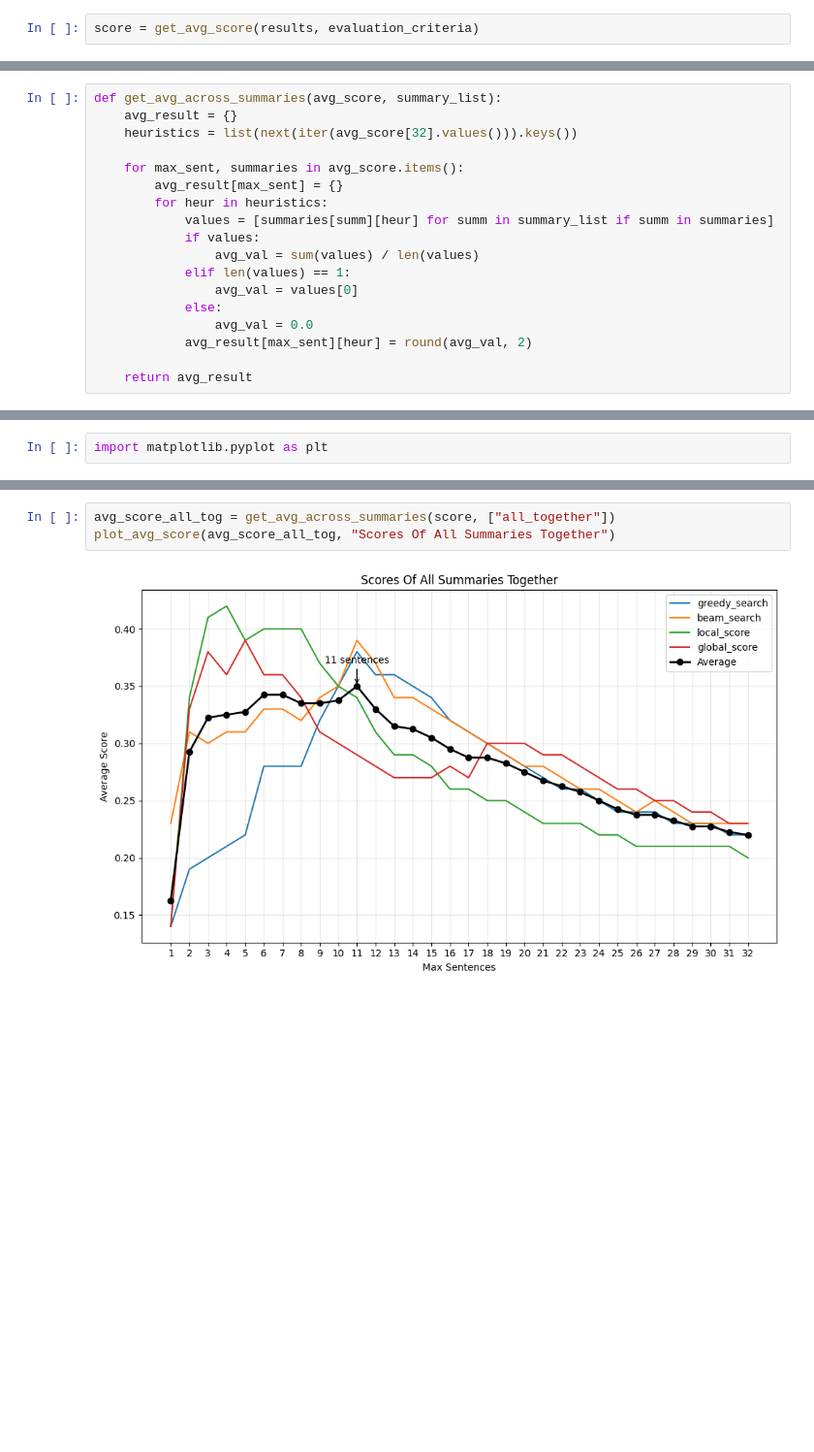
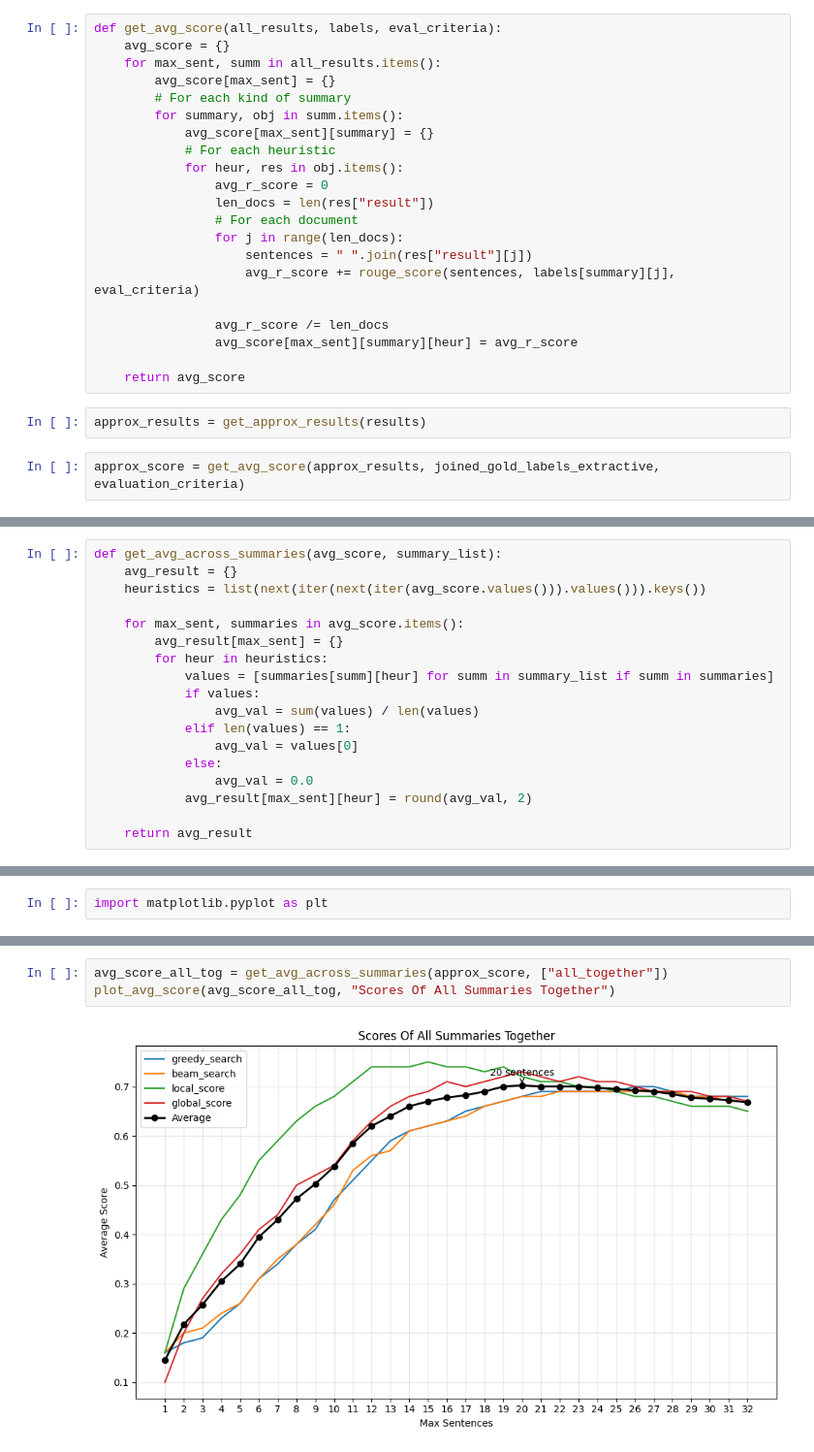
Before and after one commit to fedemarchits/Extractive-Summarization-with-LLMs-and-Heuristics, a Jupyter notebook: TrackB.ipynb, the cells around one changed output, grey strips where cells are left out. Shown at 97% size. Cells and saved outputs as stored; diff of their text form; blank space fills up the shorter version.

Commit message:
Added evaluation

```diff
--- a/TrackB.ipynb
+++ b/TrackB.ipynb
@@ -364,5 +390,28 @@ def get_avg_score(all_results, eval_criteria):
+# %%
+def get_avg_score(all_results, labels, eval_criteria):
+    avg_score = {}
+    for max_sent, summ in all_results.items():
+        avg_score[max_sent] = {}
+        # For each kind of summary
+        for summary, obj in summ.items():
+            avg_score[max_sent][summary] = {}
+            # For each heuristic
+            for heur, res in obj.items():
+                avg_r_score = 0
+                len_docs = len(res["result"])
+                # For each document
+                for j in range(len_docs):
+                    sentences = " ".join(res["result"][j])
+                    avg_r_score += rouge_score(sentences, labels[summary][j], eval_criteria)
+
+                avg_r_score /= len_docs
+                avg_score[max_sent][summary][heur] = avg_r_score
+
+    return avg_score
+# %%
+approx_results = get_approx_results(results)
 # %%
-score = get_avg_score(results, evaluation_criteria)
+approx_score = get_avg_score(approx_results, joined_gold_labels_extractive, evaluation_criteria)
 # %%
 import pandas as pd
 
@@ -460,7 +511,7 @@ Since analysing this datas might be a bit confusing, let's average over summarie
 # %%
 def get_avg_across_summaries(avg_score, summary_list):
     avg_result = {}
-    heuristics = list(next(iter(avg_score[32].values())).keys())
+    heuristics = list(next(iter(next(iter(avg_score.values())).values())).keys())
 
     for max_sent, summaries in avg_score.items():
         avg_result[max_sent] = {}
@@ -529,6 +578,6 @@ plot_avg_score(avg_score)
 # %%
-avg_score_all_tog = get_avg_across_summaries(score, ["all_together"])
+avg_score_all_tog = get_avg_across_summaries(approx_score, ["all_together"])
 plot_avg_score(avg_score_all_tog, "Scores Of All Summaries Together")
 # %% [output]
-[figure, old version]
+[figure, new version]
 # %% [markdown]
```
Also changed, not shown: parts of 57 cells of this notebook.
